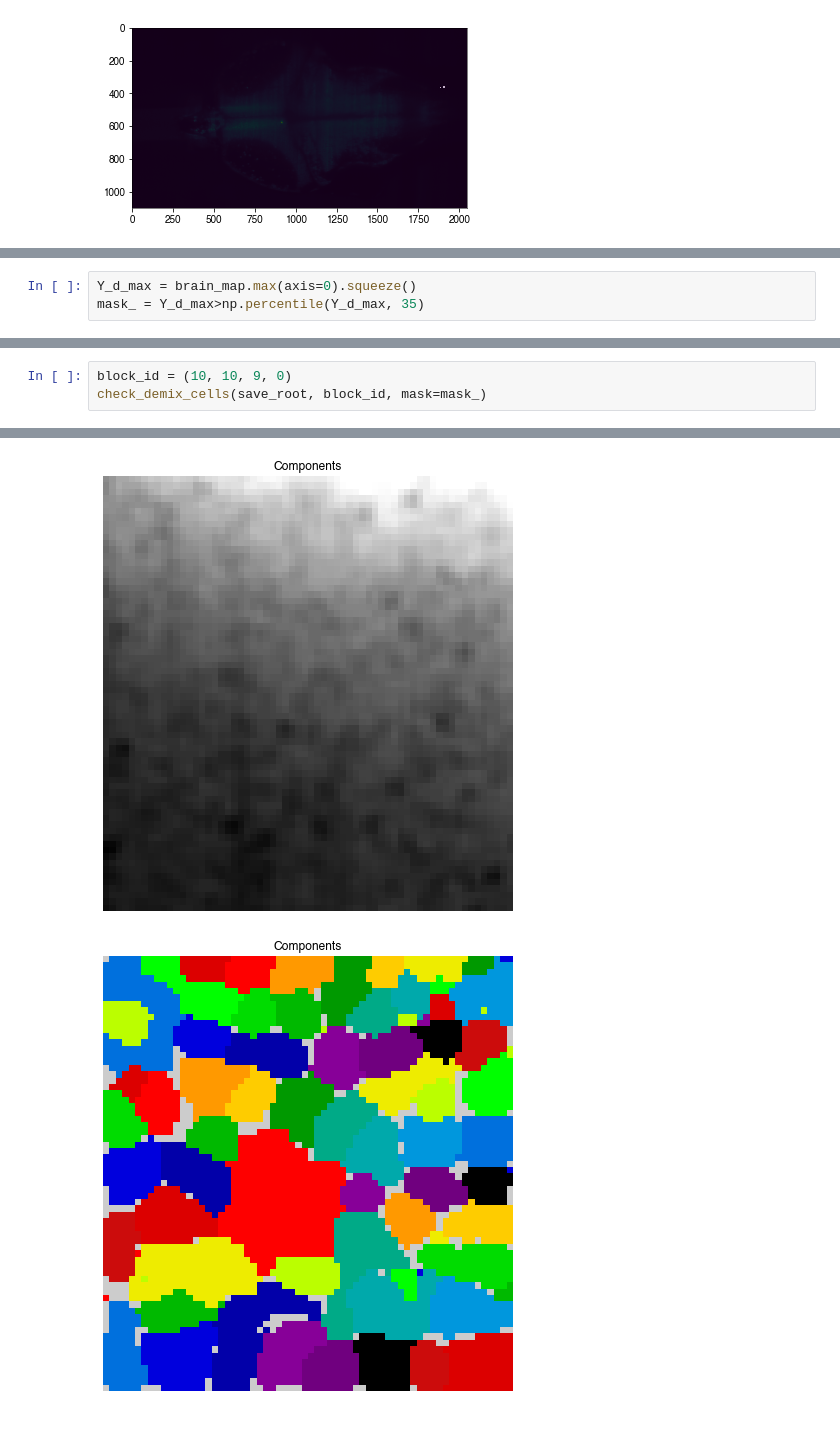
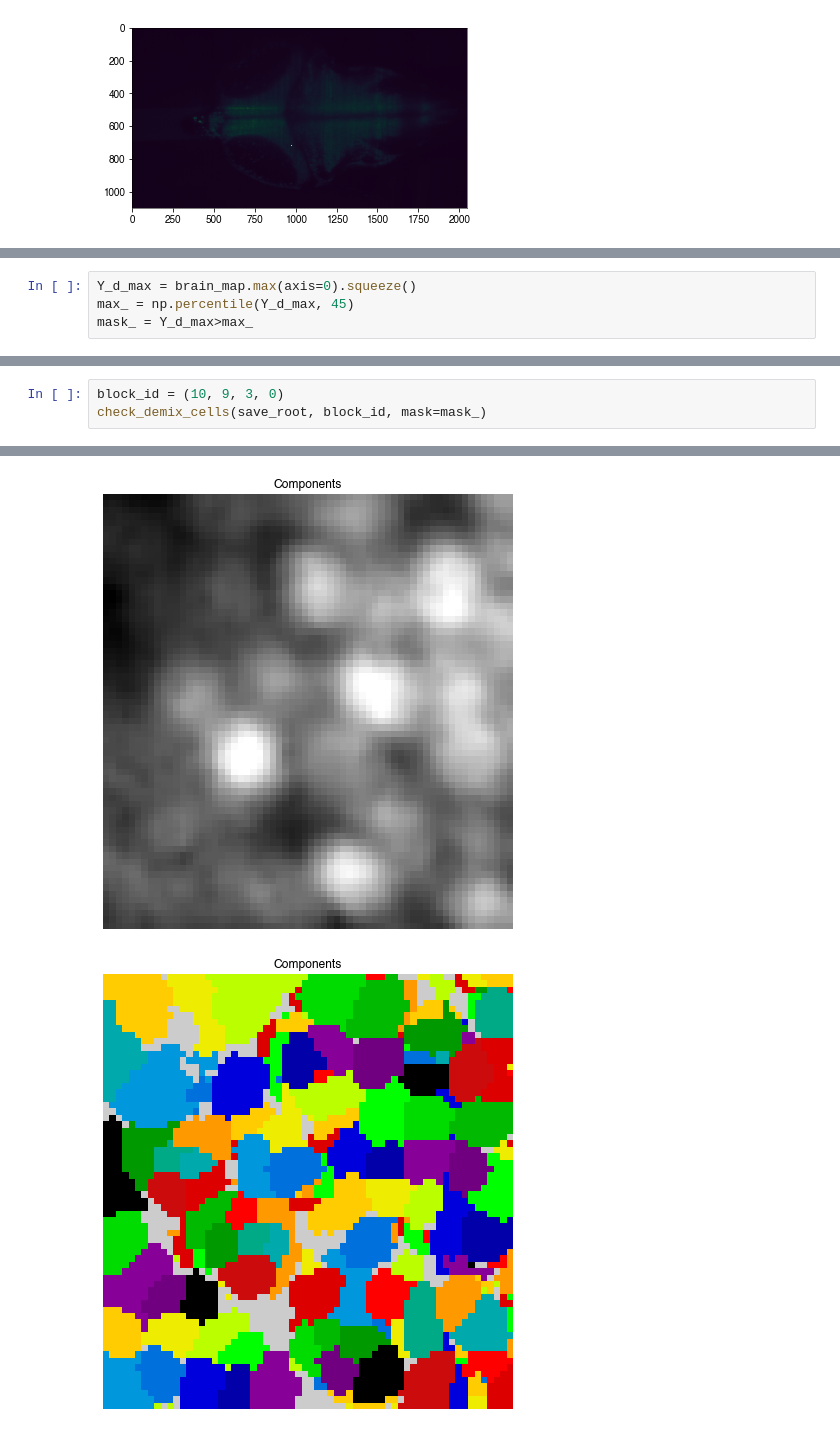
Before and after one commit to zqwei/Glia_analysis, a Jupyter notebook: Processing/DFF_visualization.ipynb, the cells around one changed output, grey strips where cells are left out. Drawn from its saved outputs; the diff is of its cells as text.

```diff
--- a/Processing/DFF_visualization.ipynb
+++ b/Processing/DFF_visualization.ipynb
@@ -86,3 +58,4 @@ baseline_t = baseline_from_Yd(dat_crop_F, dat_crop_dF)
 # %%
 Y_d_max = brain_map.max(axis=0).squeeze()
-mask_ = Y_d_max>np.percentile(Y_d_max, 35)
+max_ = np.percentile(Y_d_max, 45)
+mask_ = Y_d_max>max_
@@ -186,4 +62,4 @@ check_demix_cells_layer(save_root, n, nsplit=nsplit, mask=mask_)
 # %%
-block_id = (10, 10, 9, 0)
+block_id = (10, 9, 3, 0)
 check_demix_cells(save_root, block_id, mask=mask_)
 # %% [output]
@@ -207,2 +66,2 @@ check_demix_cells(save_root, block_id, mask=mask_)
-[figure, old version]
+[figure, new version]
-[figure, old version]
+[figure, new version]
```
Also changed, not shown: parts of 44 cells of this notebook, 2 other files.
